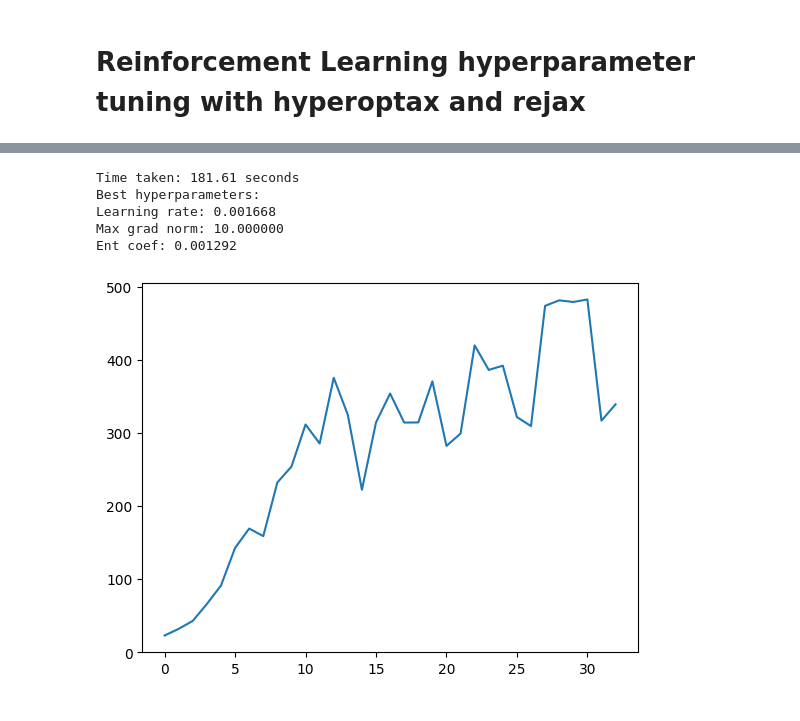
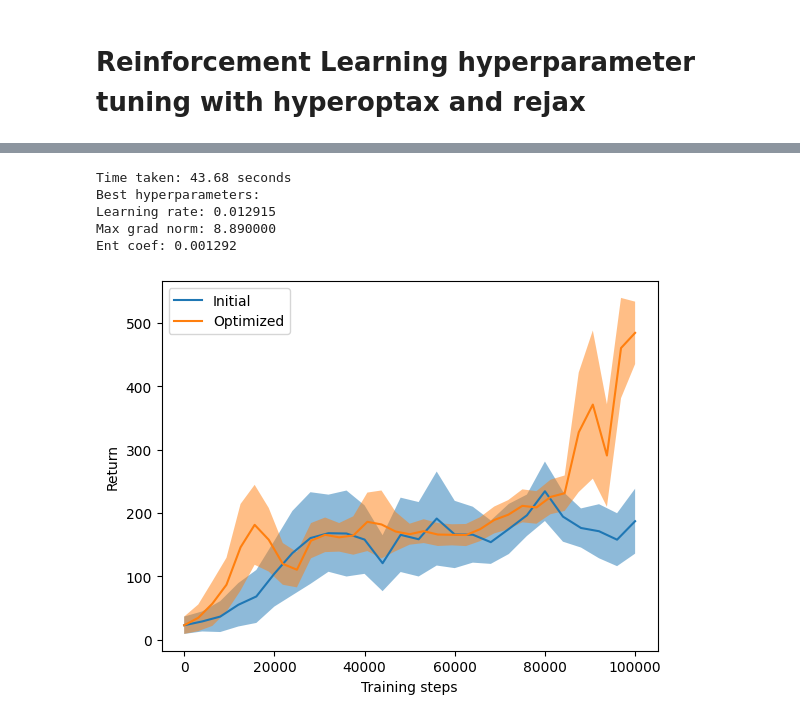
Before and after one commit to TheodoreWolf/hyperoptax, a Jupyter notebook: notebooks/rl_hparams.ipynb, the cells around one changed output, grey strips where cells are left out. Cells and saved outputs as stored; diff of their text form; code cells hidden in the pictures.

```diff
--- a/notebooks/rl_hparams.ipynb
+++ b/notebooks/rl_hparams.ipynb
@@ -15,5 +16,6 @@ rng = jax.random.PRNGKey(42)
 # make an RL agent
 ppo = rejax.algos.PPO
 jit_train = jax.jit(ppo.train)
-agent = ppo.create(env="CartPole-v1")
+timesteps = 100_000
+agent = ppo.create(env="CartPole-v1", total_timesteps=timesteps)
 ts, evaluation = jit_train(agent, rng)
@@ -23,0 +22,19 @@ plt.plot(evaluation[1].mean(axis=1));
+# %%
+def plot_eval(evaluation, label="", fig=None, ax=None):
+    if fig is None:
+        fig, ax = plt.subplots()
+    xaxis = np.linspace(0, timesteps, len(evaluation.mean(axis=1)))
+    ax.plot(xaxis, evaluation.mean(axis=1), label=label)
+    ax.fill_between(
+        xaxis,
+        evaluation.mean(axis=1) - evaluation.std(axis=1),
+        evaluation.mean(axis=1) + evaluation.std(axis=1),
+        alpha=0.5,
+    )
+    ax.set_xlabel("Training steps")
+    ax.set_ylabel("Return")
+
+    return fig, ax
+
+
+fig, ax = plot_eval(evaluation[1], label="Initial")
@@ -24,5 +43,5 @@ plt.plot(evaluation[1].mean(axis=1));
 # %%
-# Optimise RL hyperparameters
+# Optimize RL hyperparameters
 n_samples_per_hparam = 10
 hparams = {
     "learning_rate": LogSpace(1e-5, 1e-1, n_samples_per_hparam),
@@ -45,9 +64,9 @@ def wrapper(learning_rate, max_grad_norm, ent_coef):
 search = GridSearch(hparams, wrapper, random_search=True)
 
 start = time.time()
-result = search.optimize(100, n_parallel=10, jit=True).flatten()
+result = search.optimize(20, n_parallel=2, jit=True).flatten()
+print(f"Time taken: {time.time() - start:.2f} seconds")
 
-print(f"Time taken: {time.time() - start:.2f} seconds")
 print(
     "Best hyperparameters:\n"
     f"Learning rate: {result.tolist()[0]:4f}\n"
@@ -55,21 +74,23 @@ print(
     f"Ent coef: {result.tolist()[2]:4f}"
 )
 # %% [output]
-Time taken: 181.61 seconds
+Time taken: 43.68 seconds
 Best hyperparameters:
-Learning rate: 0.001668
-Max grad norm: 10.000000
+Learning rate: 0.012915
+Max grad norm: 8.890000
 Ent coef: 0.001292
 # %%
 # Train and evaluate the tuned RL agent
 agent = ppo.create(
     env="CartPole-v1",
     learning_rate=result[0],
     max_grad_norm=result[1],
     ent_coef=result[2],
 )
 ts, evaluation = jit_train(agent, rng)
 
-plt.plot(evaluation[1].mean(axis=1));
+fig, ax = plot_eval(evaluation[1], label="Optimized", fig=fig, ax=ax)
+ax.legend()
+fig
 # %% [output]
-[figure, old version]
+[figure, new version]
```
Also changed, not shown: parts of 3 cells of this notebook, 10 other files.
